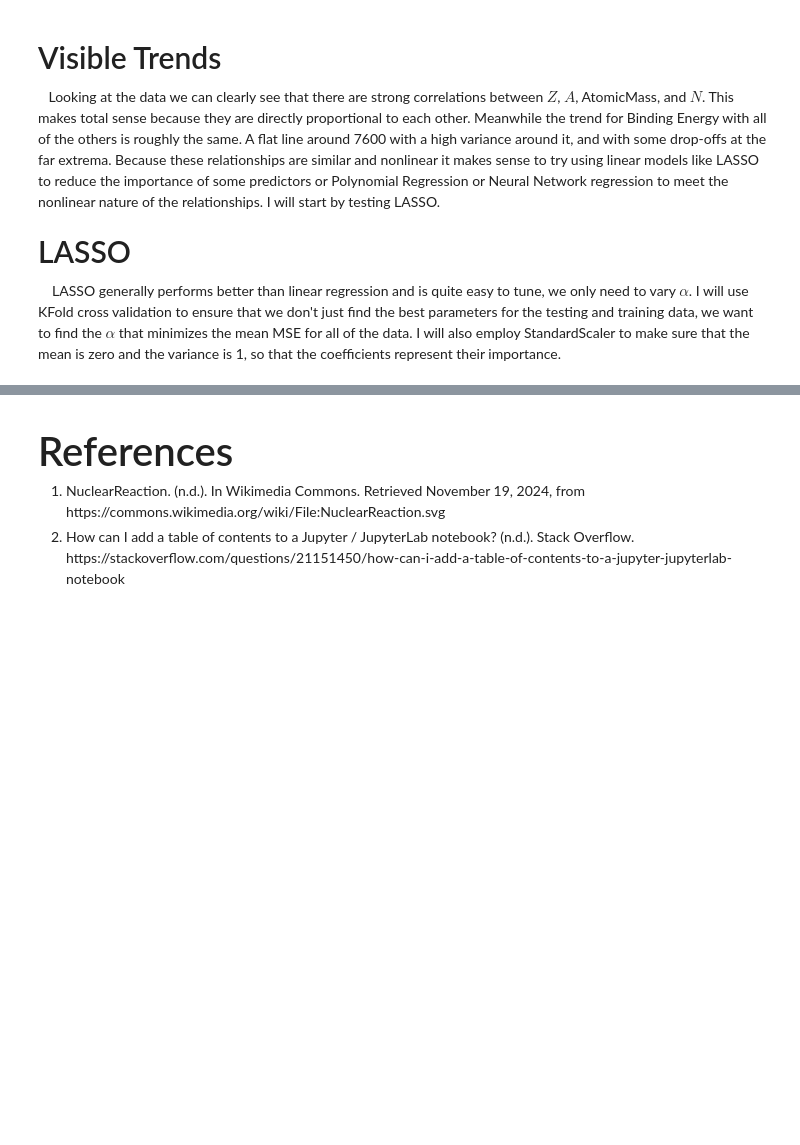
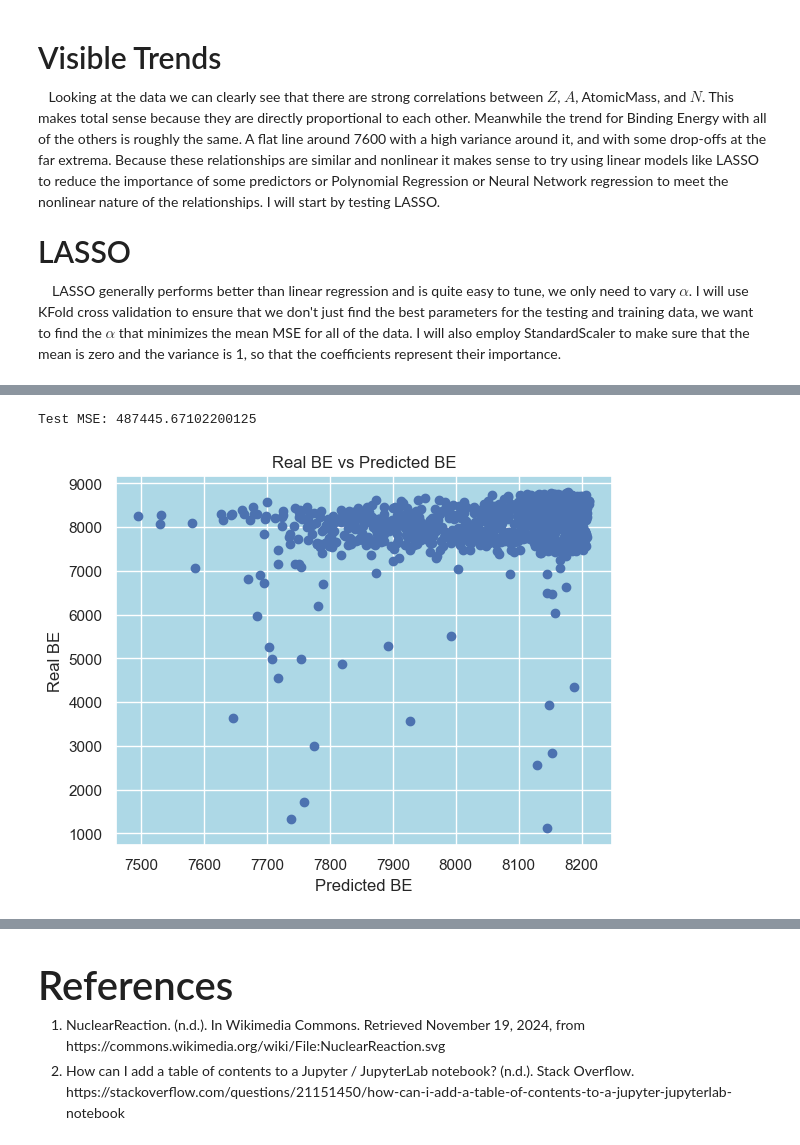
Before and after one commit to dobsonco/CMSE381_HO, a Jupyter notebook: Project.ipynb, the cells around one changed output, grey strips where cells are left out. Saved outputs shown, nothing was run; the diff lists cells and outputs as text; code cells hidden in the pictures; blank space fills up the shorter version.

```diff
--- a/Project.ipynb
+++ b/Project.ipynb
@@ -445,20 +613,21 @@ plt.scatter(degs,errors,c='salmon');
 # %%
 polyfit = make_pipeline(PolynomialFeatures(degree=bestdegree,include_bias=False),LinearRegression())
 polyfit.fit(X_train,y_train)
 yhat = polyfit.predict(X_test)
 
 # The x axis was chosen to be N because it had the strongest relation in the LASSO model
 print(f"Test MSE: {mean_squared_error(yhat,y_test)}")
 fig,ax = plt.subplots(nrows=1,ncols=1)
 ax.set_facecolor('#ADD8E6')
 ax.set_axisbelow(True)
 plt.grid(c='white')
-plt.scatter(X_test['N'],y_test,label="Real")
-plt.scatter(X_test['N'],yhat,label="Predicted")
-plt.title("BE vs N")
-plt.xlabel("N")
-plt.ylabel("BE")
-plt.legend();
+plt.scatter(yhat,y_test)
+plt.title("Real BE vs Predicted BE")
+plt.xlabel("Predicted BE")
+plt.ylabel("Real BE");
+# %% [output]
+Test MSE: 487445.67102200125
+[figure, added]
 # %% [markdown]
 <h2 style='font-size:30px'> Polynomial Regression Results </h2><a id="poly_results"></a>
 
```
Also changed, not shown: parts of 40 cells of this notebook.
